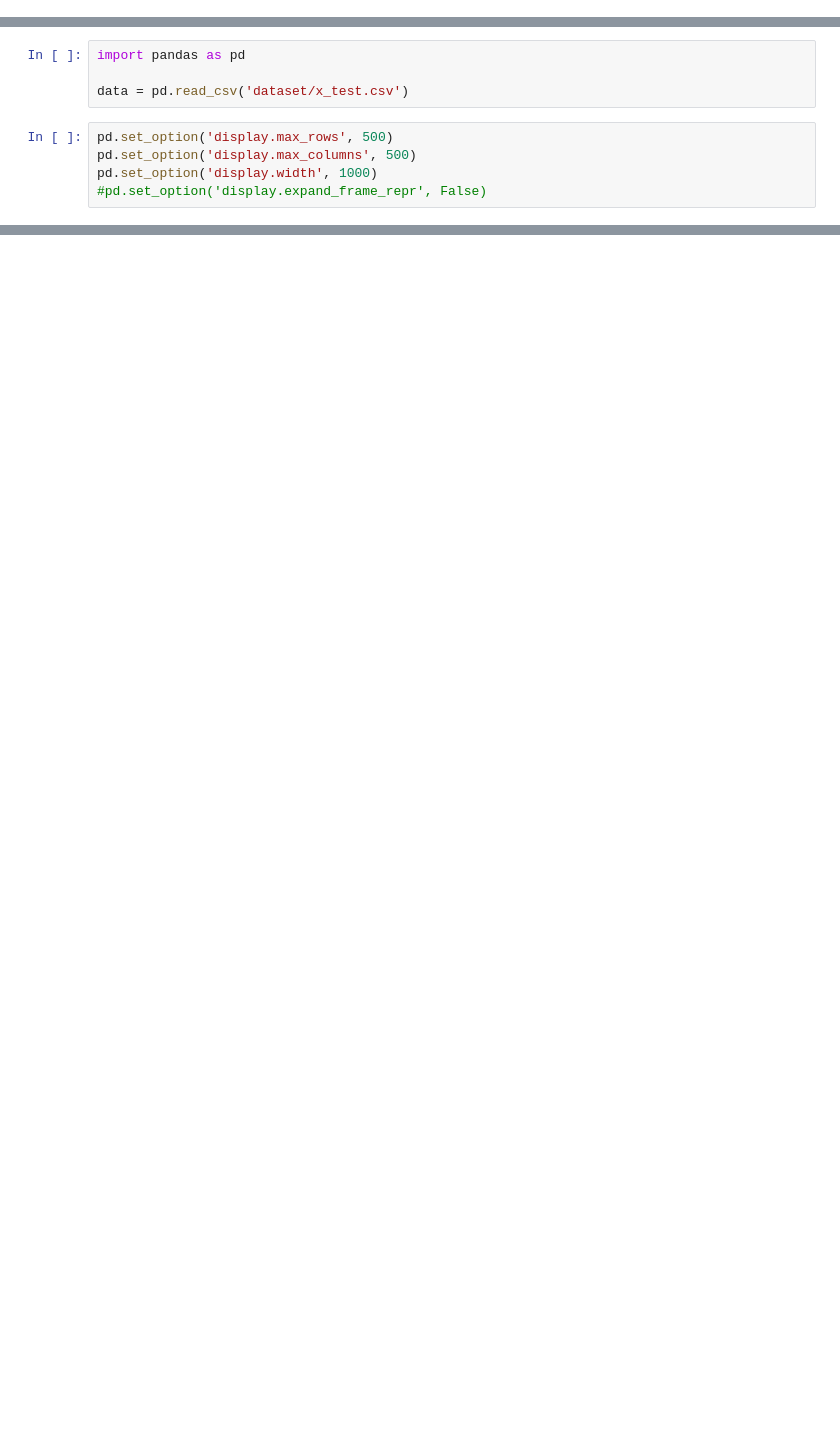
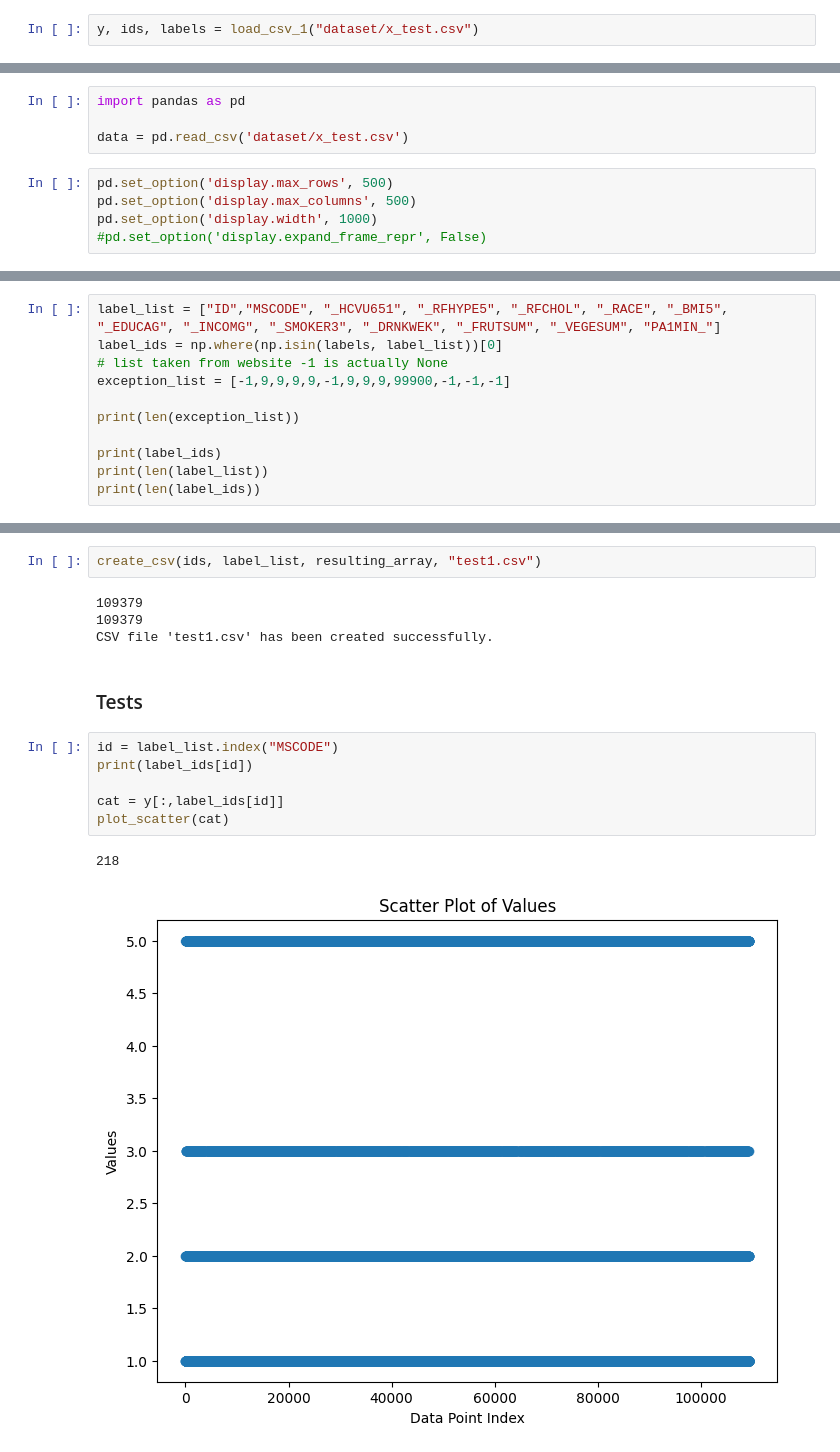
Before and after one commit to julijul-3/ML_project1, a Jupyter notebook: run.ipynb, the cells around one changed output, grey strips where cells are left out. Cells and saved outputs as stored; diff of their text form; blank space fills up the shorter version.

```diff
--- a/run.ipynb
+++ b/run.ipynb
@@ -65,3 +25,5 @@ print(labels)
+# %%
+y, ids, labels = load_csv_1("dataset/x_test.csv")
 # %%
 id1 = np.where(labels == '_RFCHOL')
 id2 = np.where(labels == 'BPHIGH4')
@@ -140,0 +100,11 @@ Name: EXERHMM2, dtype: float64
+# %%
+label_list = ["ID","MSCODE", "_HCVU651", "_RFHYPE5", "_RFCHOL", "_RACE", "_BMI5", "_EDUCAG", "_INCOMG", "_SMOKER3", "_DRNKWEK", "_FRUTSUM", "_VEGESUM", "PA1MIN_"]
+label_ids = np.where(np.isin(labels, label_list))[0]
+# list taken from website -1 is actually None
+exception_list = [-1,9,9,9,9,-1,9,9,9,99900,-1,-1,-1]
+
+print(len(exception_list))
+
+print(label_ids)
+print(len(label_list))
+print(len(label_ids))
@@ -140,0 +181,17 @@ Name: EXERHMM2, dtype: float64
+# %%
+create_csv(ids, label_list, resulting_array, "test1.csv")
+# %% [output]
+109379
+109379
+CSV file 'test1.csv' has been created successfully.
+# %% [markdown]
+### Tests
+# %%
+id = label_list.index("MSCODE")
+print(label_ids[id])
+
+cat = y[:,label_ids[id]]
+plot_scatter(cat)
+# %% [output]
+218
+[figure, added]
```
Also changed, not shown: parts of 24 cells of this notebook, 1 other file.
